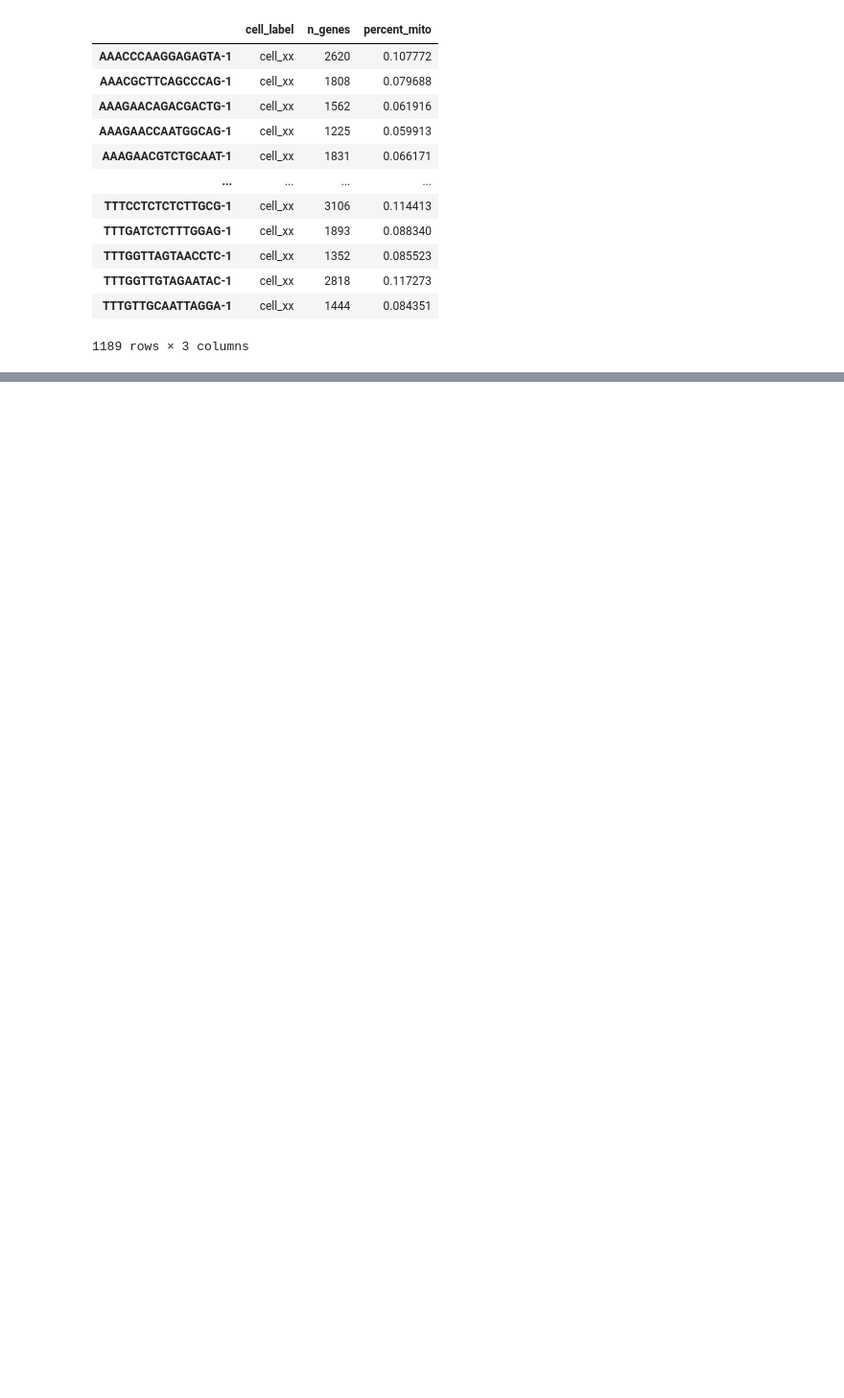
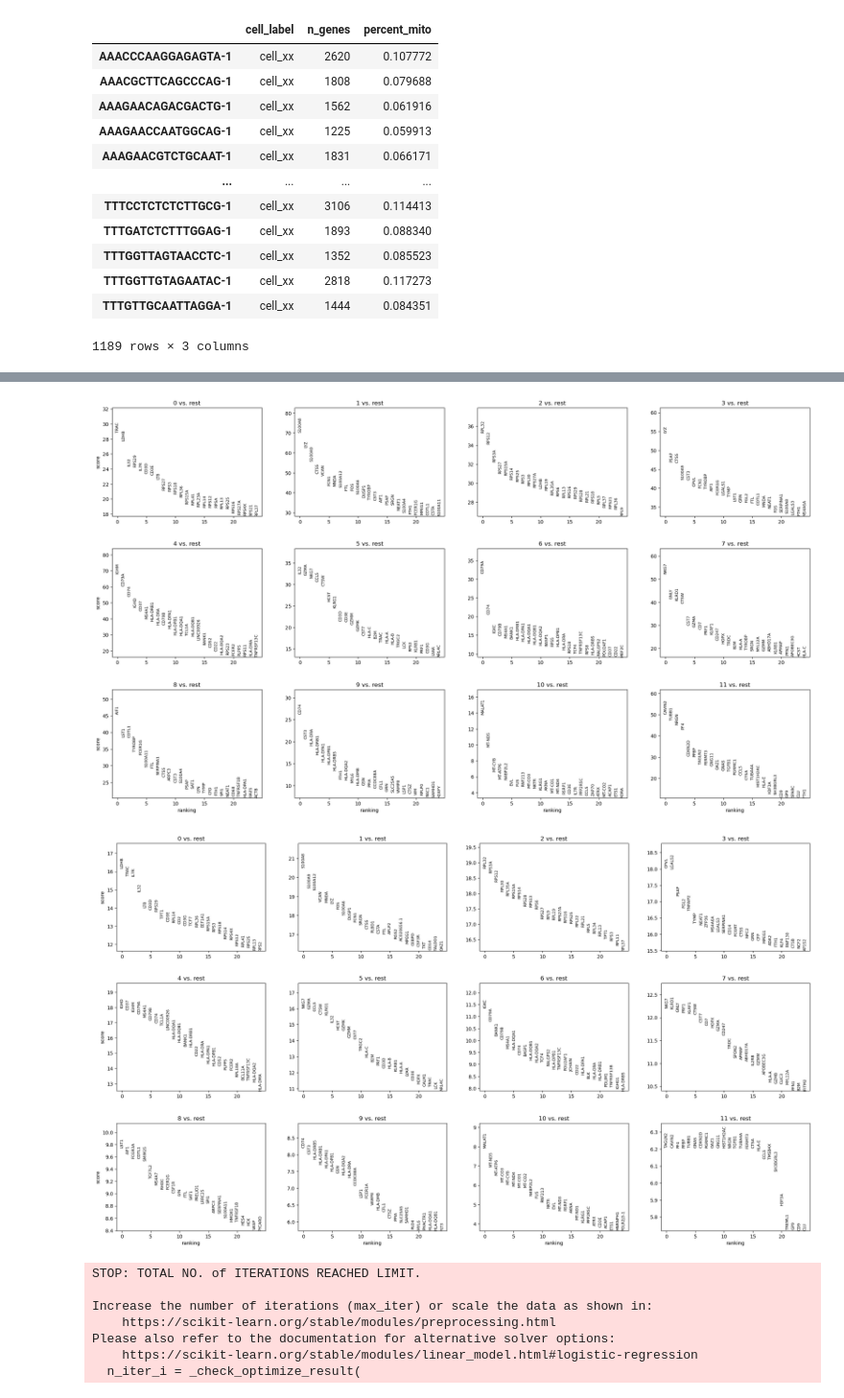
Before and after one commit to hSC92/scRNAseq_2023, a Jupyter notebook: tutorial1_copy.ipynb, the cells around one changed output, grey strips where cells are left out. Shown at 96% size. Saved outputs shown, nothing was run; the diff lists cells and outputs as text; code cells hidden in the pictures; blank space fills up the shorter version.

```diff
--- a/tutorial1_copy.ipynb
+++ b/tutorial1_copy.ipynb
@@ -91,3 +91,50 @@ sc.pl.umap(adata, color=['CST3', 'NKG7', 'PPBP'])
 [figure]
 [figure]
 [figure]
+# %%
+#compute a ranking for the highly differential genes in each cluster
+
+sc.tl.rank_genes_groups(adata, 'louvain', method='t-test')
+sc.pl.rank_genes_groups(adata, n_genes=25, sharey=False)
+
+# Mann-Whitney Test can also be used
+sc.tl.rank_genes_groups(adata, 'louvain', method='wilcoxon')
+sc.pl.rank_genes_groups(adata, n_genes=25, sharey=False)
+
+# logistic regression can also be used
+
+sc.tl.rank_genes_groups(adata, 'louvain', method='logreg')
+sc.pl.rank_genes_groups(adata, n_genes=25, sharey=False)
+pd.DataFrame(adata.uns['rank_genes_groups']['names']).head(7) #the argument for head can be changed ot include more genes
+
+# plotting a dendrogram for specific genes
+
+genes  = ["CD3E", "CD4", "CD8A", "GNLY","NKG7", "MS4A1","FCGR3A","CD14","LYZ","CST3","MS4A7","FCGR1A"]
+sc.pl.dotplot(adata, genes, groupby='louvain', dendrogram=True)
+sc.pl.heatmap(adata, genes, groupby='louvain')
+
+# Violin plot
+
+sc.pl.rank_genes_groups_violin(adata, groups='0', n_genes=8)
+sc.pl.rank_genes_groups_violin(adata, groups='1', n_genes=20)
+
+# use marker genes as dictionary to group them
+marker_genes_dict = {'B-cell': ['CD79A', 'MS4A1'],
+                     'T-cell': 'CD3D',
+                     'T-cell CD8+': ['CD8A', 'CD8B'],
+                     'NK': ['GNLY', 'NKG7'],
+                     'Myeloid': ['CST3', 'LYZ'],
+                     'Monocytes': ['FCGR3A'],
+                     'Dendritic': ['FCER1A']}
+
+ax = sc.pl.heatmap(adata, marker_genes_dict, groupby='louvain', standard_scale='var')
+# %% [output]
+[figure, added]
+[figure, added]
+STOP: TOTAL NO. of ITERATIONS REACHED LIMIT.
+
+Increase the number of iterations (max_iter) or scale the data as shown in:
+    https://scikit-learn.org/stable/modules/preprocessing.html
+Please also refer to the documentation for alternative solver options:
+    https://scikit-learn.org/stable/modules/linear_model.html#logistic-regression
+  n_iter_i = _check_optimize_result(
```
Also changed, not shown: parts of 3 cells of this notebook.
